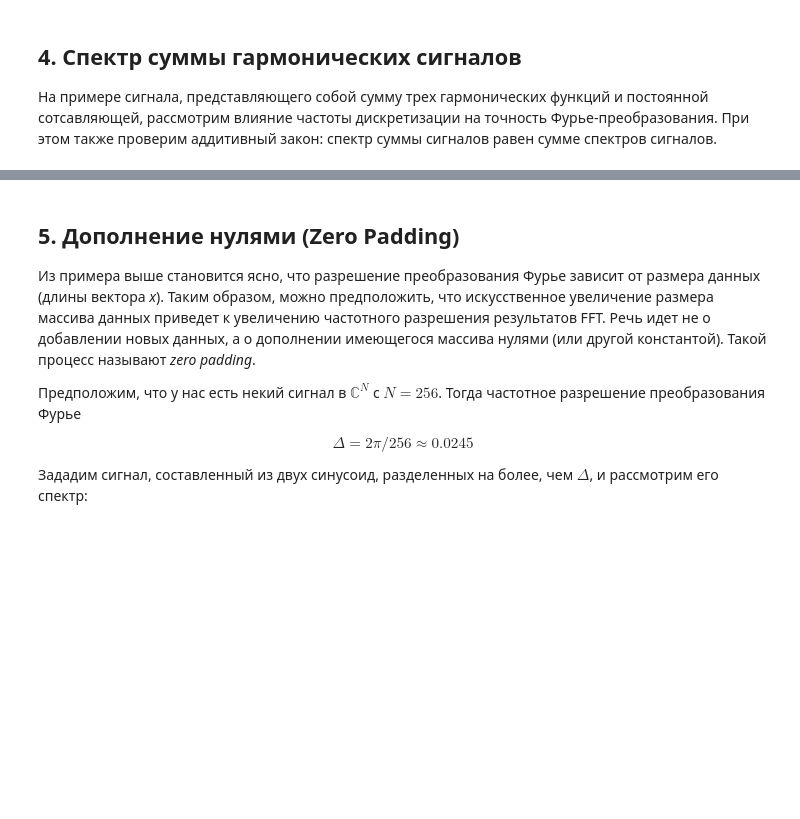
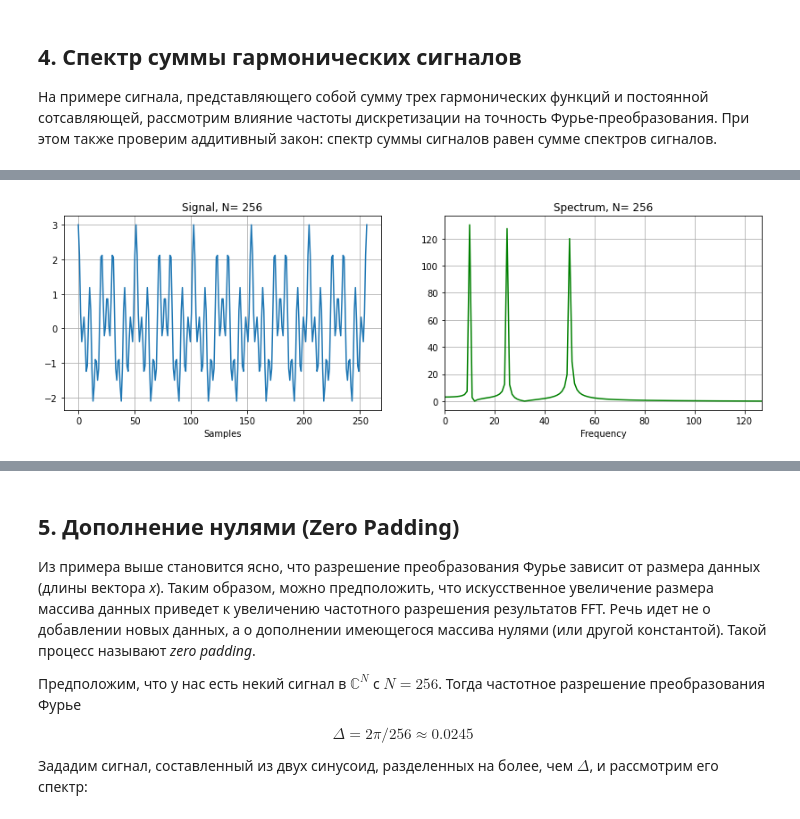
Before and after one commit to forsp/dig_proc_lect, a Jupyter notebook: fft_gc.ipynb, the cells around one changed output, grey strips where cells are left out. Saved outputs shown, nothing was run; the diff lists cells and outputs as text; code cells hidden in the pictures; blank space fills up the shorter version.

```diff
--- a/fft_gc.ipynb
+++ b/fft_gc.ipynb
@@ -220,0 +220,26 @@ plt.grid()
+# %%
+N1 = 256
+t1 = np.linspace(0, 256, N1)
+
+#  Задаем амплитуды и частоты
+f1, f2, f3 = 10, 25, 50
+
+# Сам сигнал
+x1 = np.cos(2*np.pi*f1*t1) + np.cos(2*np.pi*f2*t1) + np.cos(2*np.pi*f3*t1)
+
+# Рассчитываем быстрое преобразование Фурье
+X1 = np.fft.fft(x1)
+
+plt.subplot(1,2,1);
+plt.title('Signal, N= %i' %N1)
+plt.plot(t1,x1,linestyle='-')
+plt.xlabel('Samples')
+plt.grid()
+plt.subplot(1,2,2)
+plt.plot(abs(X1),linestyle='-',color='green')
+plt.xlim([0, N1//2-1]) #выводим половину коэффициентов разложения
+plt.title('Spectrum, N= %i' %N1)
+plt.xlabel('Frequency');
+plt.grid()
+# %% [output]
+[figure, added]
```
Also changed, not shown: parts of 7 cells of this notebook.
